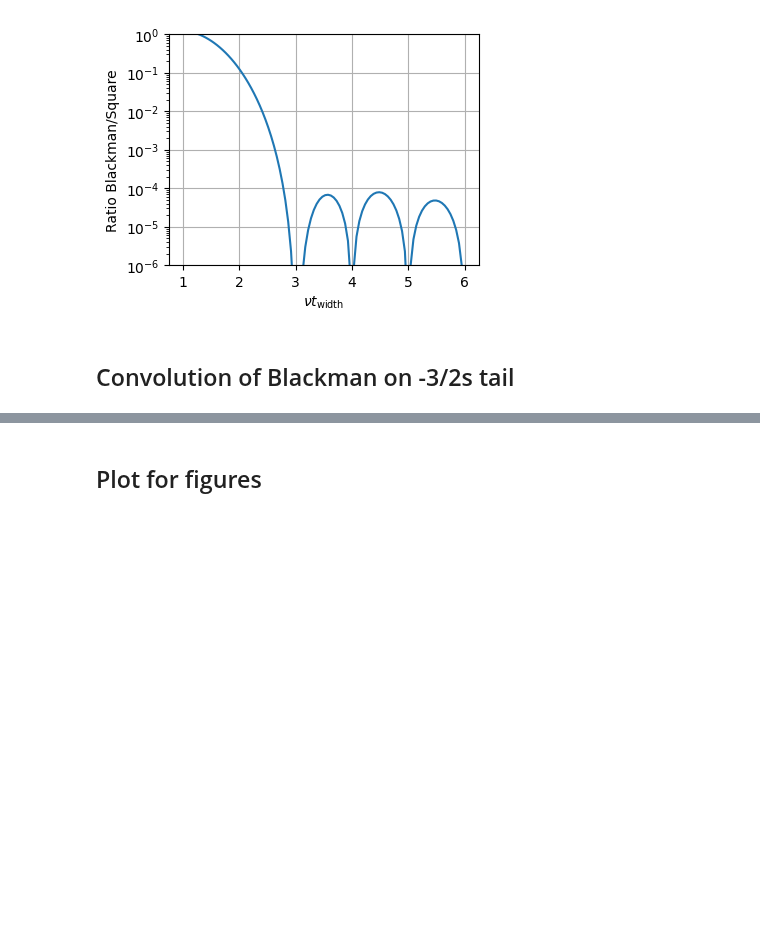
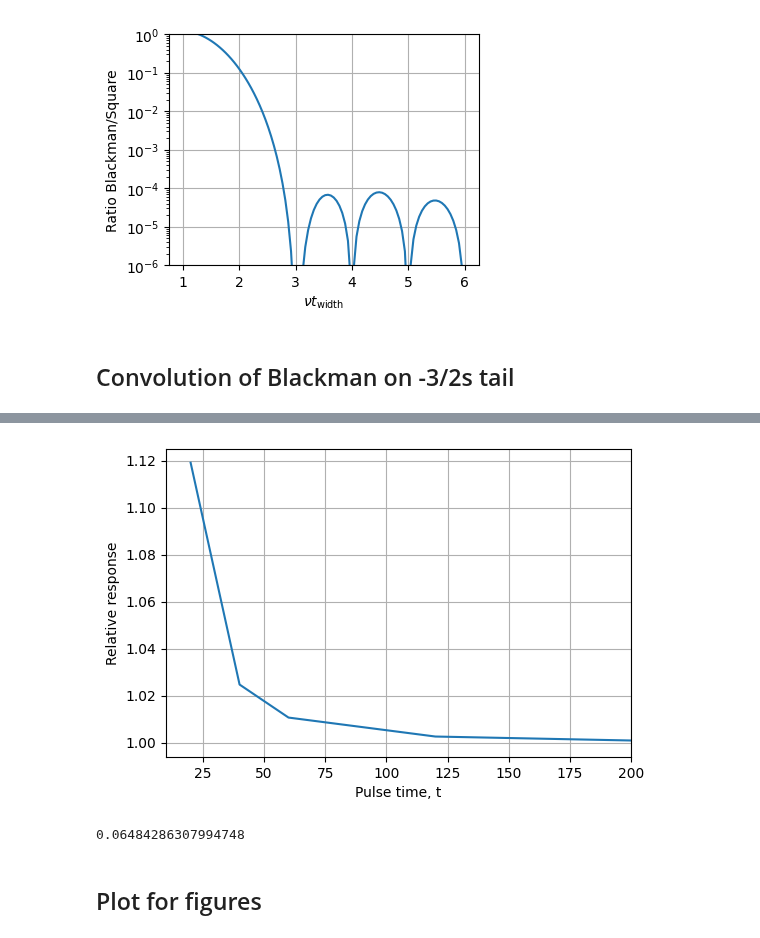
Before and after one commit to colinjdale/ChiPyLab, a Jupyter notebook: examples/plot_blackman_envelope.ipynb, the cells around one changed output, grey strips where cells are left out. Drawn from its saved outputs; the diff is of its cells as text; code cells hidden in the pictures; blank space fills up the shorter version.

```diff
--- a/examples/plot_blackman_envelope.ipynb
+++ b/examples/plot_blackman_envelope.ipynb
@@ -235,3 +338,21 @@ plt.show()
+# %%
+M_true = 1.05693002 # Taken from 20e3 us pulse
+
+fig, ax = plt.subplots(figsize=(6,4))
+ax.plot(t_widths, M/M_true)
+ax.set(xlabel="Pulse time, t", ylabel="Relative response")
+ax.set(xlim=(10, 200))
+ax.grid(True)
+
+plt.show()
+# %% [output]
+[figure, added]
+# %%
+15/8 * (50/150)**2
+max(B*B_norm)
+0.17626117641547914/np.e
+# %% [output]
+0.06484286307994748
 # %% [markdown]
 ## Plot for figures
 # %%
```
Also changed, not shown: parts of 13 cells of this notebook, 5 other files.
